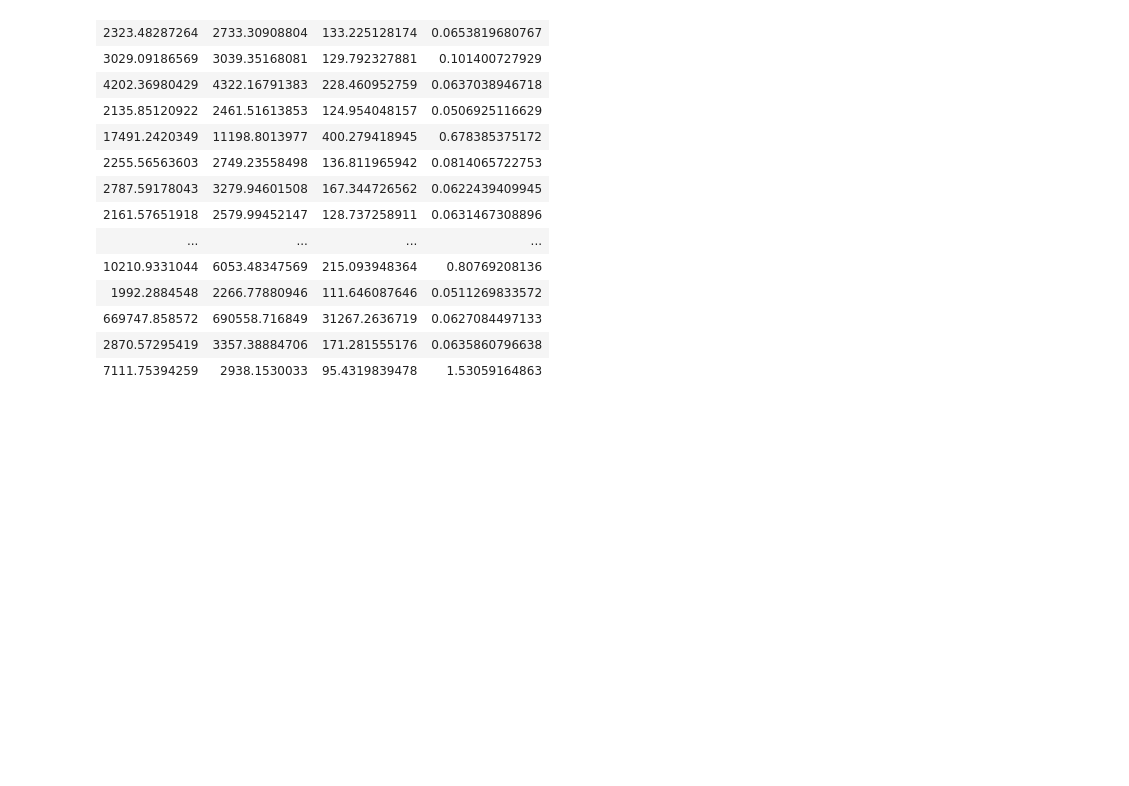
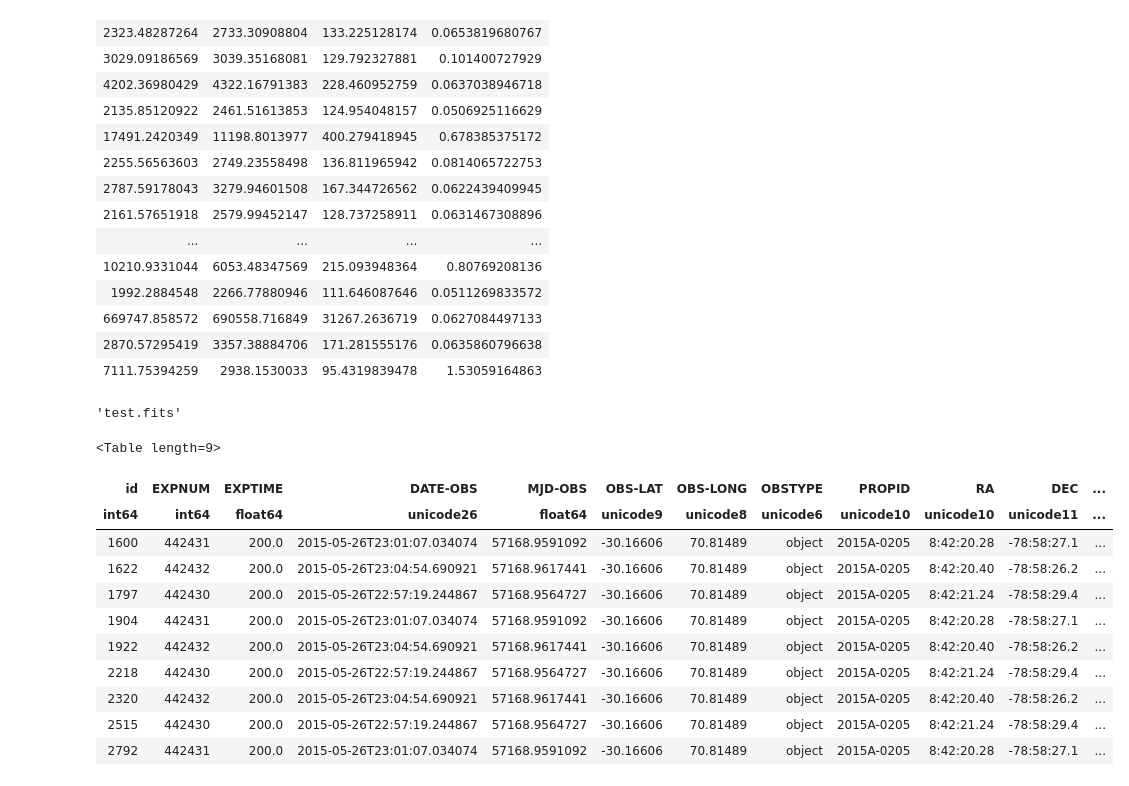
Before and after one commit to fred3m/astropyp, a Jupyter notebook: examples/test_full_img_stacking.ipynb, the cells around one changed output. Cells and saved outputs as stored; diff of their text form; code cells hidden in the pictures; blank space fills up the shorter version.

```diff
--- a/examples/test_full_img_stacking.ipynb
+++ b/examples/test_full_img_stacking.ipynb
@@ -408,3 +408,39 @@ Better than 2%: 465 of 751
 | 669747.858572 | 690558.716849 | 31267.2636719 | 0.0627084497133 |
 | 2870.57295419 | 3357.38884706 | 171.281555176 | 0.0635860796638 |
 | 7111.75394259 | 2938.1530033 | 95.4319839478 | 1.53059164863 |
+# %%
+import os
+os.path.basename(os.path.join('this','is','a','test.fits'))
+# %% [output]
+'test.fits'
+# %%
+idx_connect = 'sqlite:////media/data-beta/users/fmooleka/decam/decam.db'
+
+def get_exp_info(obj, night, filtr, idx_connect):
+    sql = 'select * from decam_obs where object like "{0}%" '.format(obj)
+    sql += ' and filter like "{0}%" and dtcaldat="{1}"'.format(filtr, night)
+    if filtr=='i':
+        sql += ' and exptime>31'
+    else:
+        sql += ' and exptime>8'
+    exp_info = astropyp.db_utils.index.query(sql, idx_connect)
+    return exp_info
+
+tbl = get_exp_info('F100', '2015-05-26', 'i', idx_connect)
+#tbl[tbl['PRODTYPE']=='image']
+# %%
+tbl['new filename'] = np.zeros((len(tbl), 1), dtype="U{0}".format(100))
+tbl
+# %% [output]
+<Table length=9>
+| id | EXPNUM | EXPTIME | DATE-OBS | MJD-OBS | OBS-LAT | OBS-LONG | OBSTYPE | PROPID | RA | DEC | ... |
+| int64 | int64 | float64 | unicode26 | float64 | unicode9 | unicode8 | unicode6 | unicode10 | unicode10 | unicode11 | ... |
+| 1600 | 442431 | 200.0 | 2015-05-26T23:01:07.034074 | 57168.9591092 | -30.16606 | 70.81489 | object | 2015A-0205 | 8:42:20.28 | -78:58:27.1 | ... |
+| 1622 | 442432 | 200.0 | 2015-05-26T23:04:54.690921 | 57168.9617441 | -30.16606 | 70.81489 | object | 2015A-0205 | 8:42:20.40 | -78:58:26.2 | ... |
+| 1797 | 442430 | 200.0 | 2015-05-26T22:57:19.244867 | 57168.9564727 | -30.16606 | 70.81489 | object | 2015A-0205 | 8:42:21.24 | -78:58:29.4 | ... |
+| 1904 | 442431 | 200.0 | 2015-05-26T23:01:07.034074 | 57168.9591092 | -30.16606 | 70.81489 | object | 2015A-0205 | 8:42:20.28 | -78:58:27.1 | ... |
+| 1922 | 442432 | 200.0 | 2015-05-26T23:04:54.690921 | 57168.9617441 | -30.16606 | 70.81489 | object | 2015A-0205 | 8:42:20.40 | -78:58:26.2 | ... |
+| 2218 | 442430 | 200.0 | 2015-05-26T22:57:19.244867 | 57168.9564727 | -30.16606 | 70.81489 | object | 2015A-0205 | 8:42:21.24 | -78:58:29.4 | ... |
+| 2320 | 442432 | 200.0 | 2015-05-26T23:04:54.690921 | 57168.9617441 | -30.16606 | 70.81489 | object | 2015A-0205 | 8:42:20.40 | -78:58:26.2 | ... |
+| 2515 | 442430 | 200.0 | 2015-05-26T22:57:19.244867 | 57168.9564727 | -30.16606 | 70.81489 | object | 2015A-0205 | 8:42:21.24 | -78:58:29.4 | ... |
+| 2792 | 442431 | 200.0 | 2015-05-26T23:01:07.034074 | 57168.9591092 | -30.16606 | 70.81489 | object | 2015A-0205 | 8:42:20.28 | -78:58:27.1 | ... |
```
Also changed, not shown: parts of 4 cells of this notebook, 1 other file.
